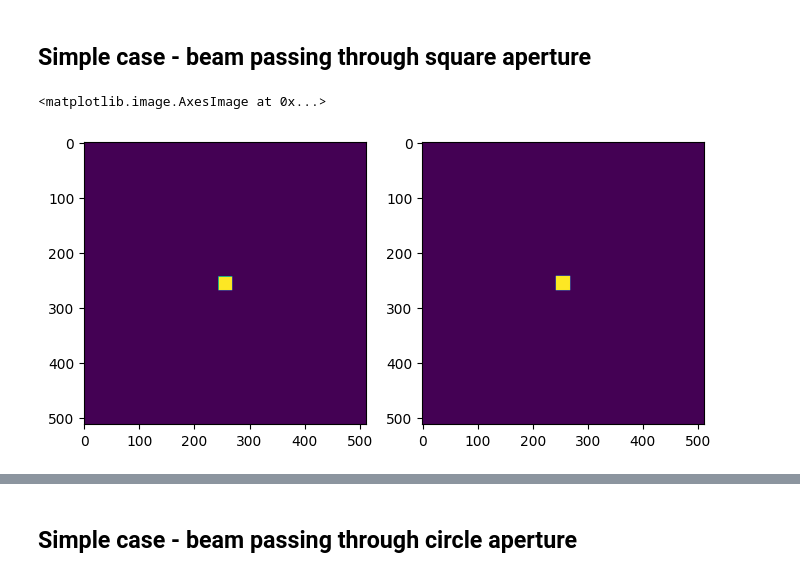
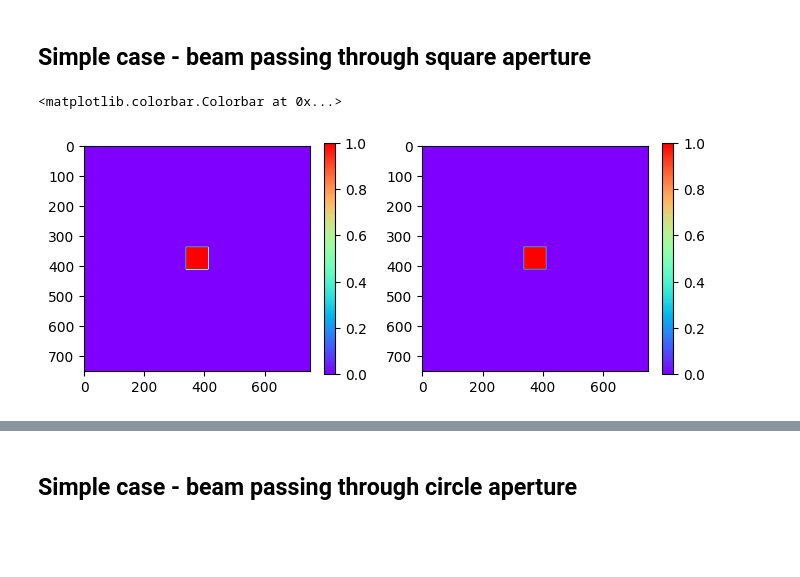
Before and after one commit to johnnymtex/photonMismatch, a Jupyter notebook: tests_fraunhofer.ipynb, the cells around one changed output, grey strips where cells are left out. Saved outputs shown, nothing was run; the diff lists cells and outputs as text; code cells hidden in the pictures; blank space fills up the shorter version.

```diff
--- a/tests_fraunhofer.ipynb
+++ b/tests_fraunhofer.ipynb
@@ -17,12 +18,12 @@ N_F = [1e-6, 1e-4, 1e-2, 4]
 # %%
 # known case from LightPipes
 
-grid_size = 0.4
-lambda_ = 1e-6
-grid_dimension = 512
+grid_size = 500e-6
+lambda_ = 2.75e-10
+grid_dimension = 750
 
-w=0.01
-z = 500
+w=25e-6
+z=25
 # %%
 F_in = lp.Begin(grid_size, lambda_, grid_dimension)
 F_in = lp.RectAperture(2*w, 2*w, 0, F_in)
@@ -39,9 +40,12 @@ E_in[Y>=w] = 0 +0j
 # %%
 fig, ax = plt.subplots(ncols=2, figsize=(8,4))
 
-ax[0].imshow(np.abs(F_in.field)**2)
-ax[1].imshow(np.abs(E_in)**2)
+im1=ax[0].imshow(np.abs(F_in.field)**2, cmap='rainbow')
+im2=ax[1].imshow(np.abs(E_in)**2, cmap='rainbow')
+
+fig.colorbar(im1, ax=ax[0], shrink=0.75)
+fig.colorbar(im2, ax=ax[1], shrink=0.75)
 # %% [output]
-<matplotlib.image.AxesImage at 0x...>
+<matplotlib.colorbar.Colorbar at 0x...>
-[figure, old version]
+[figure, new version]
 # %%
```
Also changed, not shown: parts of 39 cells of this notebook, 2 other files.
